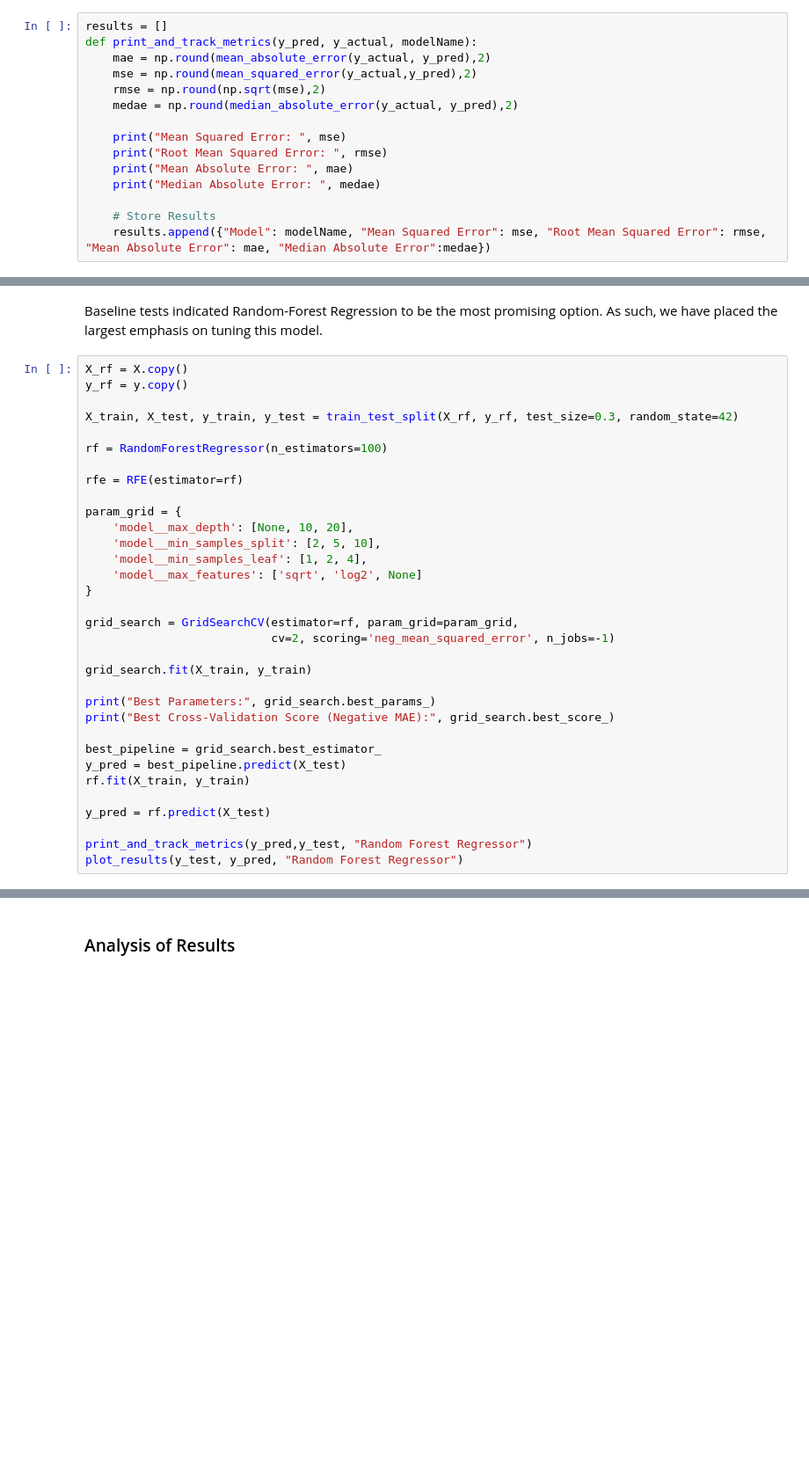
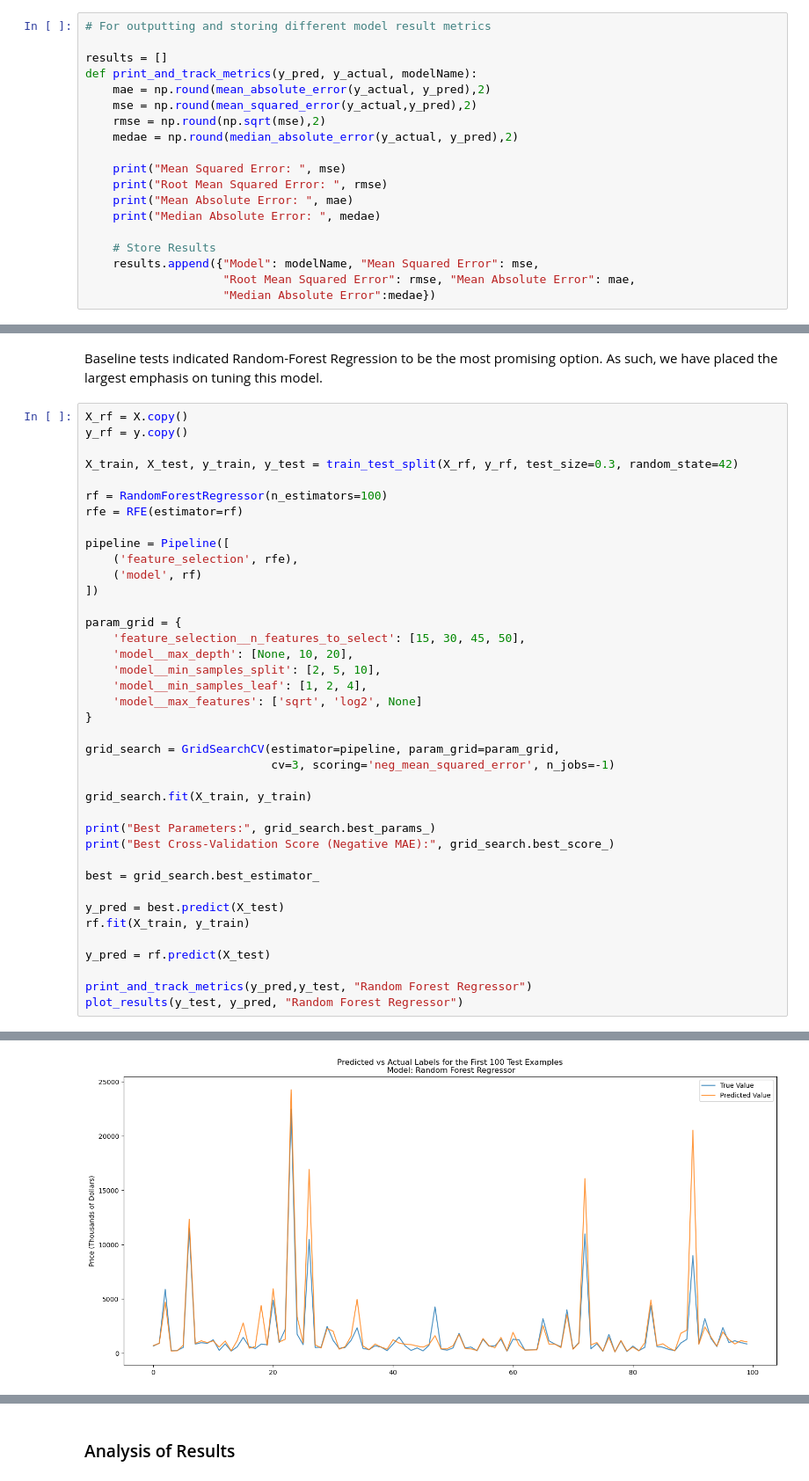
Before and after one commit to TrevorChartier/RealEstateRegression, a Jupyter notebook: RealEstateRegression.ipynb, the cells around one changed output, grey strips where cells are left out. Shown at 88% size. Drawn from its saved outputs; the diff is of its cells as text; blank space fills up the shorter version.

```diff
--- a/RealEstateRegression.ipynb
+++ b/RealEstateRegression.ipynb
@@ -617,6 +628,8 @@ from sklearn.metrics import mean_squared_error, mean_absolute_error, median_abso
 # %% [markdown]
 #### Helper Methods
 # %%
+# For outputting and storing different model result metrics
+
 results = []
 def print_and_track_metrics(y_pred, y_actual, modelName):
     mae = np.round(mean_absolute_error(y_actual, y_pred),2)
@@ -630,5 +643,7 @@ def print_and_track_metrics(y_pred, y_actual, modelName):
     print("Median Absolute Error: ", medae)
 
     # Store Results
-    results.append({"Model": modelName, "Mean Squared Error": mse, "Root Mean Squared Error": rmse, "Mean Absolute Error": mae, "Median Absolute Error":medae})
+    results.append({"Model": modelName, "Mean Squared Error": mse,
+                    "Root Mean Squared Error": rmse, "Mean Absolute Error": mae,
+                    "Median Absolute Error":medae})
 # %%
@@ -779,29 +824,36 @@ y_rf = y.copy()
 X_train, X_test, y_train, y_test = train_test_split(X_rf, y_rf, test_size=0.3, random_state=42)
 
 rf = RandomForestRegressor(n_estimators=100)
-
 rfe = RFE(estimator=rf)
 
+pipeline = Pipeline([
+    ('feature_selection', rfe),
+    ('model', rf)
+])
+
 param_grid = {
+    'feature_selection__n_features_to_select': [15, 30, 45, 50],
     'model__max_depth': [None, 10, 20],
     'model__min_samples_split': [2, 5, 10],
     'model__min_samples_leaf': [1, 2, 4],
     'model__max_features': ['sqrt', 'log2', None]
 }
 
-grid_search = GridSearchCV(estimator=rf, param_grid=param_grid,
-                           cv=2, scoring='neg_mean_squared_error', n_jobs=-1)
+grid_search = GridSearchCV(estimator=pipeline, param_grid=param_grid,
+                           cv=3, scoring='neg_mean_squared_error', n_jobs=-1)
 
 grid_search.fit(X_train, y_train)
 
 print("Best Parameters:", grid_search.best_params_)
 print("Best Cross-Validation Score (Negative MAE):", grid_search.best_score_)
 
-best_pipeline = grid_search.best_estimator_
-y_pred = best_pipeline.predict(X_test)
+best = grid_search.best_estimator_
+
+y_pred = best.predict(X_test)
 rf.fit(X_train, y_train)
 
 y_pred = rf.predict(X_test)
 
 print_and_track_metrics(y_pred,y_test, "Random Forest Regressor")
 plot_results(y_test, y_pred, "Random Forest Regressor")
+# %% [output]
@@ -807,0 +867 @@ plot_results(y_test, y_pred, "Random Forest Regressor")
+[figure, added]
```
Also changed, not shown: parts of 20 cells of this notebook.
